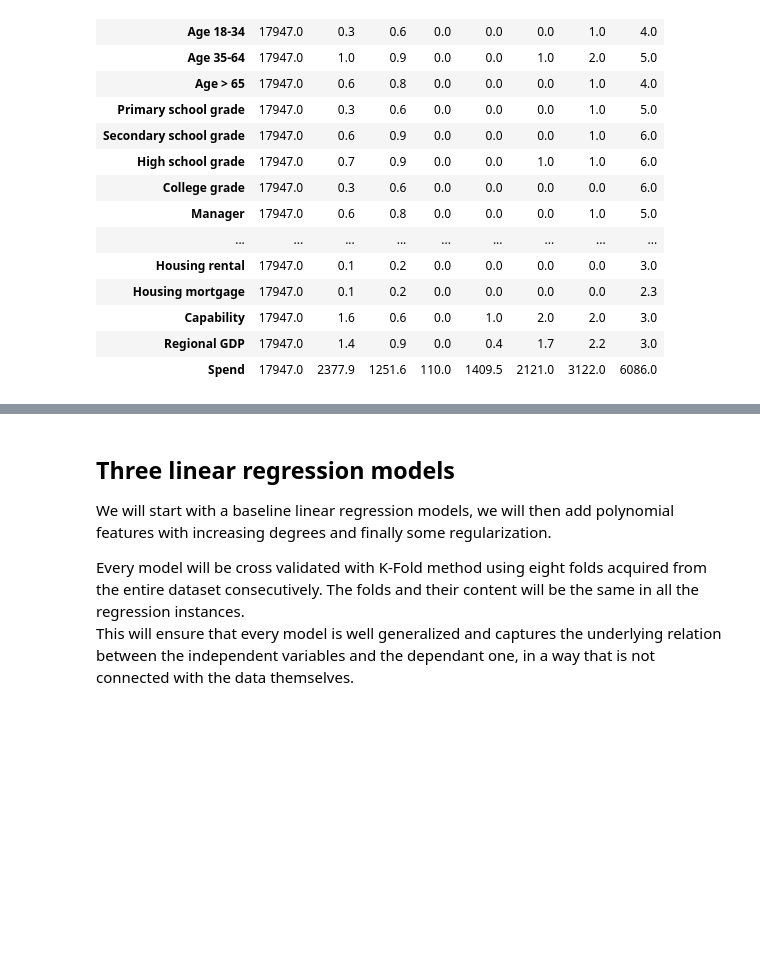
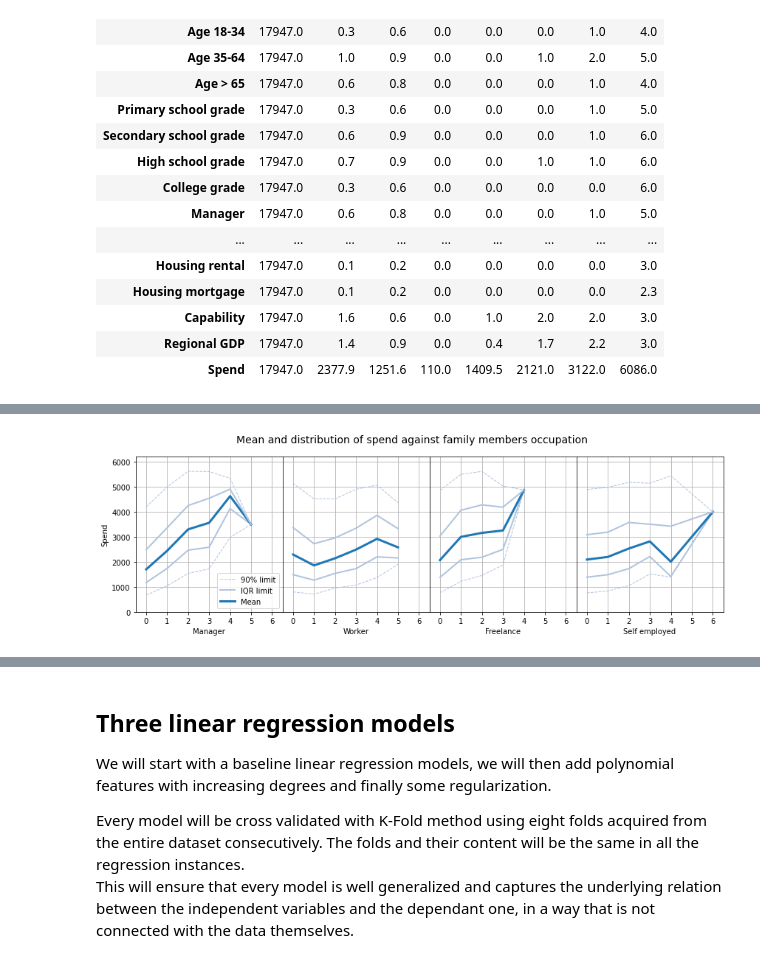
Before and after one commit to FabrizioBoffa/Profiling_the_spending_power_of_italian_families, a Jupyter notebook: Profiling_the_spending_power_of_italian_families.ipynb, the cells around one changed output, grey strips where cells are left out. Saved outputs shown, nothing was run; the diff lists cells and outputs as text; code cells hidden in the pictures; blank space fills up the shorter version.

```diff
--- a/Profiling_the_spending_power_of_italian_families.ipynb
+++ b/Profiling_the_spending_power_of_italian_families.ipynb
@@ -535,0 +652,15 @@ np.round(df_data_copy.describe().T, 1)
+# %%
+# Occupation features plot
+
+fig = plt.figure(figsize = (12 , 4), tight_layout = True)
+gs = fig.add_gridspec(1, 4, wspace = 0)
+
+plot_func('Manager', 0, df_data_copy)
+plot_func('Worker', 1, df_data_copy)
+plot_func('Freelance', 2, df_data_copy)
+plot_func('Self employed', 3, df_data_copy)
+plt.suptitle('Mean and distribution of spend against family members occupation', size = 14)
+
+plt.show()
+# %% [output]
+[figure, added]
```
Also changed, not shown: parts of 22 cells of this notebook.
